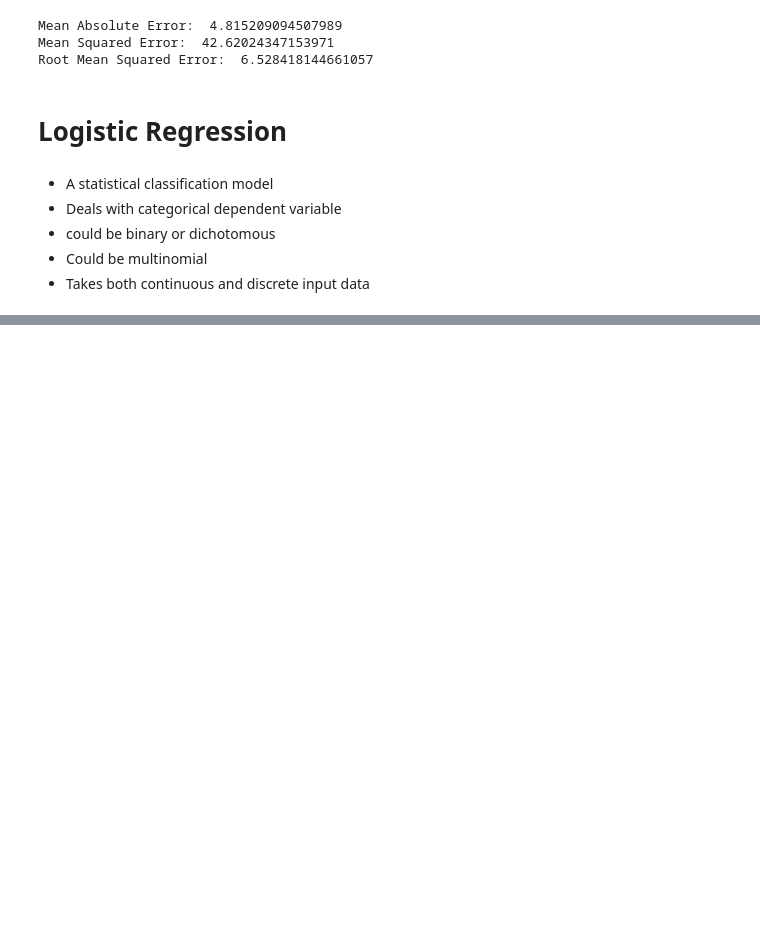
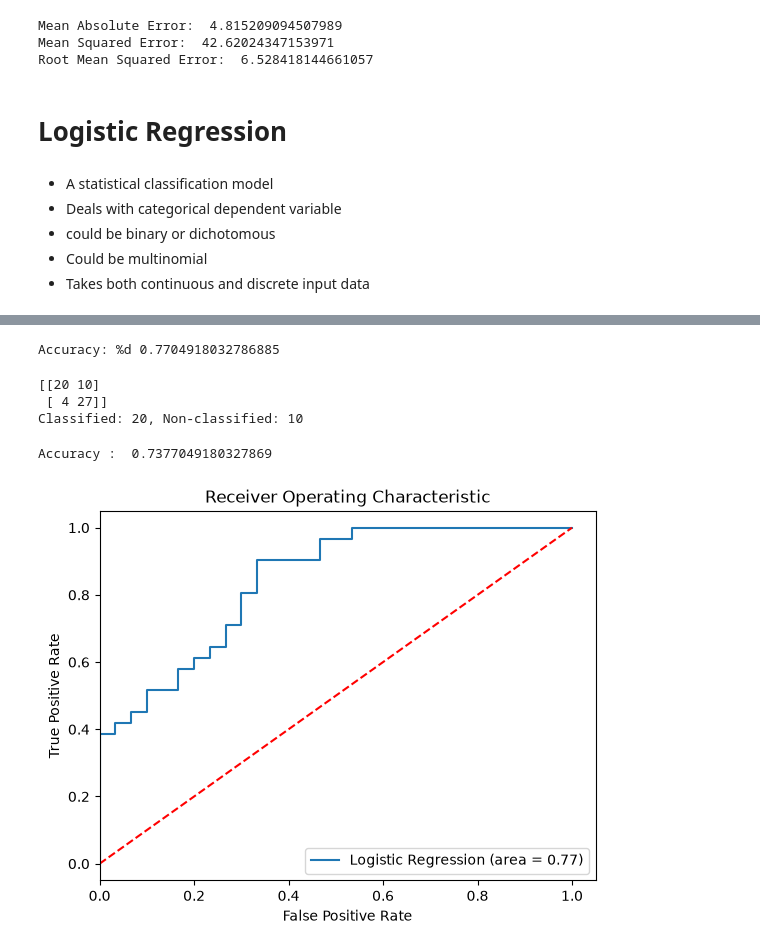
Before and after one commit to amulyakashyap09/epgc-ml-ai, a Jupyter notebook: ML_Regression.ipynb, the cells around one changed output, grey strips where cells are left out. Saved outputs shown, nothing was run; the diff lists cells and outputs as text; code cells hidden in the pictures; blank space fills up the shorter version.

Commit message:
Logistic Regression completed

```diff
--- a/ML_Regression.ipynb
+++ b/ML_Regression.ipynb
@@ -277,0 +473,12 @@ Root Mean Squared Error:  6.528418144661057
+# %%
+## Split the data into training and test set
+
+from sklearn.model_selection import train_test_split
+X_train, X_test, Y_train, Y_test = train_test_split(X, Y, test_size=0.2, random_state=1)
+# %%
+# Create and train the model
+
+from sklearn.linear_model import LogisticRegression
+
+logmodel = LogisticRegression()
+logmodel.fit(X_train, Y_train)
@@ -277,0 +499,6 @@ Root Mean Squared Error:  6.528418144661057
+# %%
+## Calculating the Accuracy
+
+print('Accuracy: %d', (logmodel.score(X_test, Y_test)))
+# %% [output]
+Accuracy: %d 0.7704918032786885
@@ -277,0 +507,32 @@ Root Mean Squared Error:  6.528418144661057
+# %%
+from sklearn.metrics import confusion_matrix
+confusion_matrix = confusion_matrix(Y_test, y_pred)
+print(confusion_matrix)
+print(f"Classified: {confusion_matrix[0][0]}, Non-classified: {confusion_matrix[0][1]}")
+# %% [output]
+[[20 10]
+ [ 4 27]]
+Classified: 20, Non-classified: 10
+# %%
+print("Accuracy : ", (20+25)/(20+25+10+6))
+# %% [output]
+Accuracy :  0.7377049180327869
+# %%
+from sklearn.metrics import roc_auc_score
+from sklearn.metrics import roc_curve
+
+logit_roc_auc = roc_auc_score(Y_test, logmodel.predict(X_test))
+fpr, tpr, thresholds = roc_curve(Y_test, logmodel.predict_proba(X_test)[:, 1])
+plt.figure()
+plt.plot(fpr, tpr, label='Logistic Regression (area = %0.2f)' % logit_roc_auc)
+plt.plot([0, 1], [0, 1], 'r--')
+plt.xlim([0.0, 1.0])
+plt.xlim([0.0, 1.05])
+plt.xlabel('False Positive Rate')
+plt.ylabel('True Positive Rate')
+plt.title('Receiver Operating Characteristic')
+plt.legend(loc='lower right')
+plt.savefig('Log_ROC')
+plt.show()
+# %% [output]
+[figure, added]
```
Also changed, not shown: parts of 18 cells of this notebook, 4 other files.
